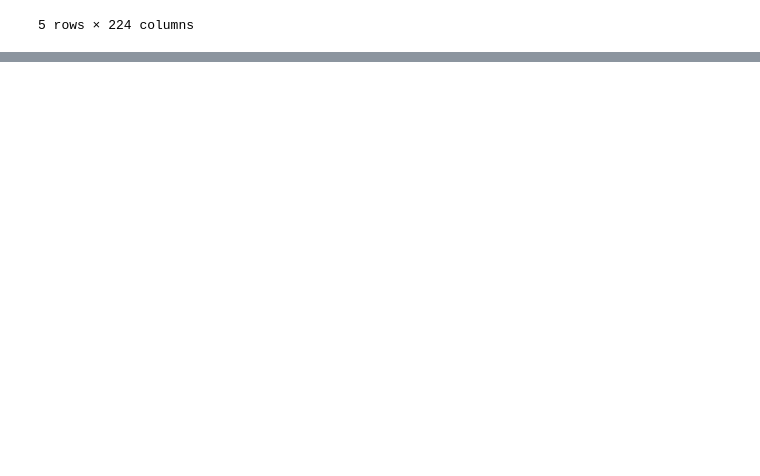
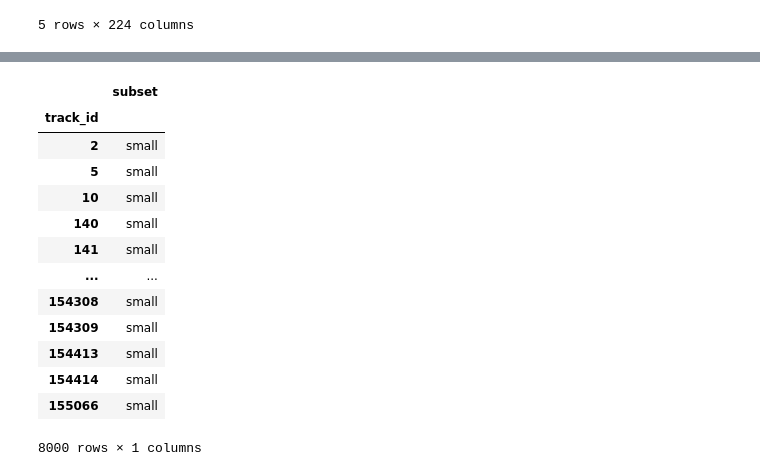
Before and after one commit to nhstaple/ecs-171-music-genre-classifier, a Jupyter notebook: DataManagement/dataCheck.ipynb, the cells around one changed output, grey strips where cells are left out. Cells and saved outputs as stored; diff of their text form; code cells hidden in the pictures; blank space fills up the shorter version.

```diff
--- a/DataManagement/dataCheck.ipynb
+++ b/DataManagement/dataCheck.ipynb
@@ -228,0 +231,26 @@ echonest.iloc[:, echonest.columns.get_level_values(1) == 'temporal_features'].he
+# %%
+chroma_cens = features.iloc[:,features.columns.get_level_values(0)=='chroma_cens']
+cmean = chroma_cens.iloc[:,chroma_cens.columns.get_level_values(1) == 'mean'];
+sets = tracks['set']
+#have the means for chroma_cens
+
+
+subset = sets.iloc[:,sets.columns.get_level_values(0) == 'subset']
+small = subset.loc[subset['subset'] == 'small']
+small
+#"get" small subset df
+# %% [output]
+|  | subset |
+| track_id |  |
+| 2 | small |
+| 5 | small |
+| 10 | small |
+| 140 | small |
+| 141 | small |
+| ... | ... |
+| 154308 | small |
+| 154309 | small |
+| 154413 | small |
+| 154414 | small |
+| 155066 | small |
+8000 rows × 1 columns
```
Also changed, not shown: parts of 10 cells of this notebook.
